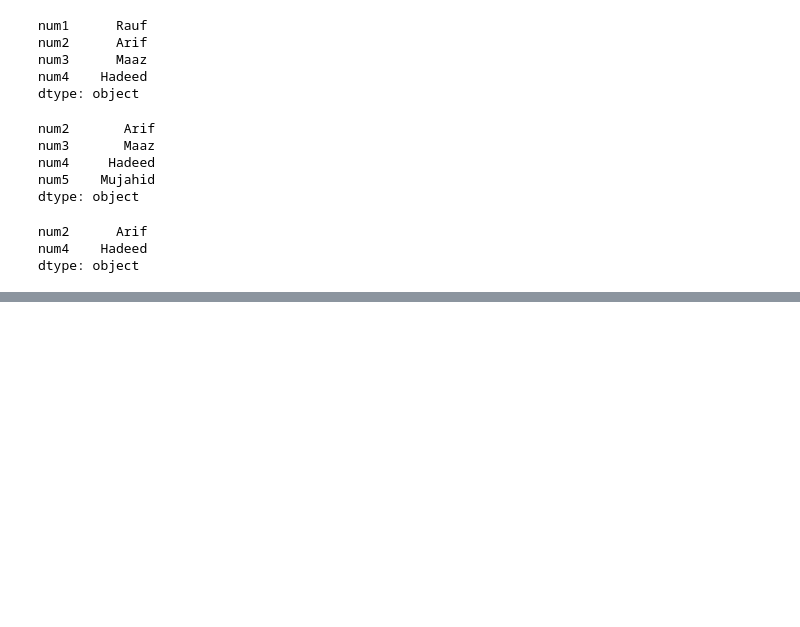
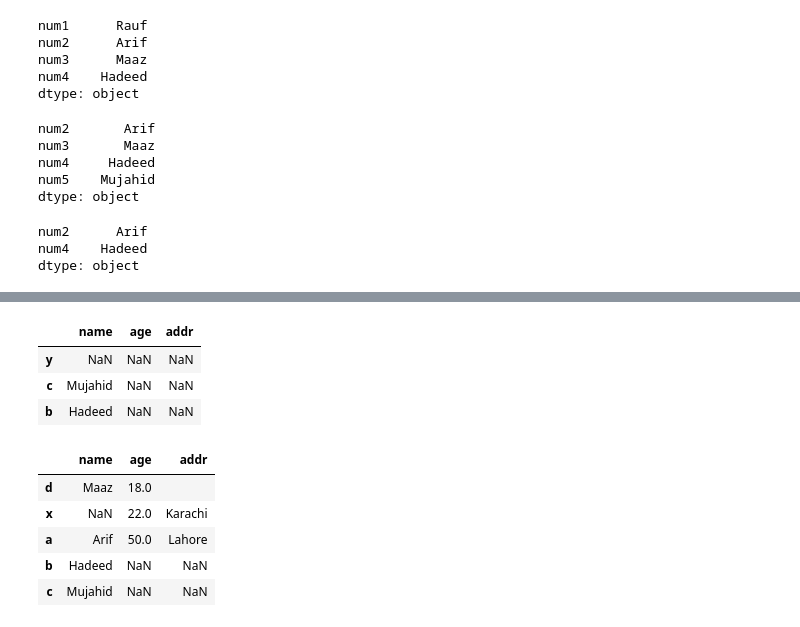
Before and after one commit to shumyyla/TTDS, a Jupyter notebook: pandas.ipynb, the cells around one changed output, grey strips where cells are left out. Saved outputs shown, nothing was run; the diff lists cells and outputs as text; code cells hidden in the pictures; blank space fills up the shorter version.

```diff
--- a/pandas.ipynb
+++ b/pandas.ipynb
@@ -385,0 +423,17 @@ dtype: object
+# %%
+df.sample(3,random_state=0)
+# %% [output]
+|  | name | age | addr |
+| y | NaN | NaN | NaN |
+| c | Mujahid | NaN | NaN |
+| b | Hadeed | NaN | NaN |
+# %%
+df_sorted = df.sort_values('age')
+df_sorted.head()
+# %% [output]
+|  | name | age | addr |
+| d | Maaz | 18.0 |  |
+| x | NaN | 22.0 | Karachi |
+| a | Arif | 50.0 | Lahore |
+| b | Hadeed | NaN | NaN |
+| c | Mujahid | NaN | NaN |
```
Also changed, not shown: parts of 14 cells of this notebook.
